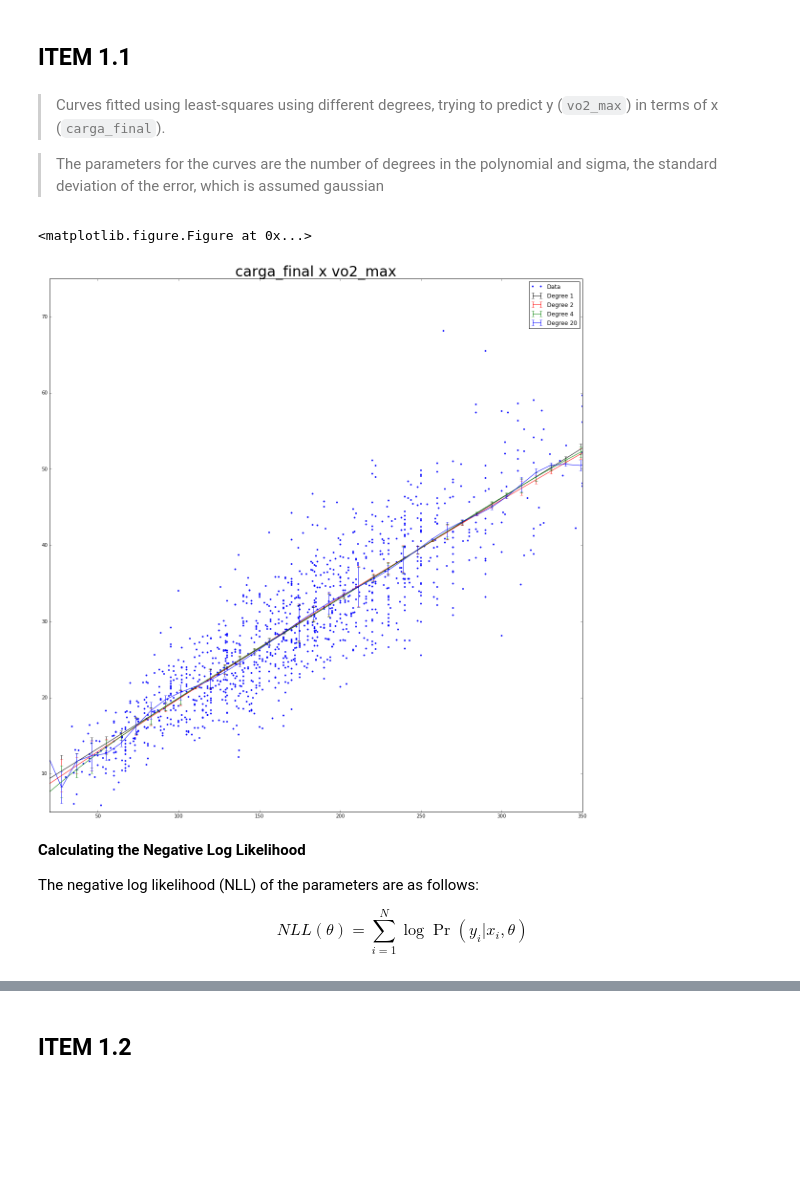
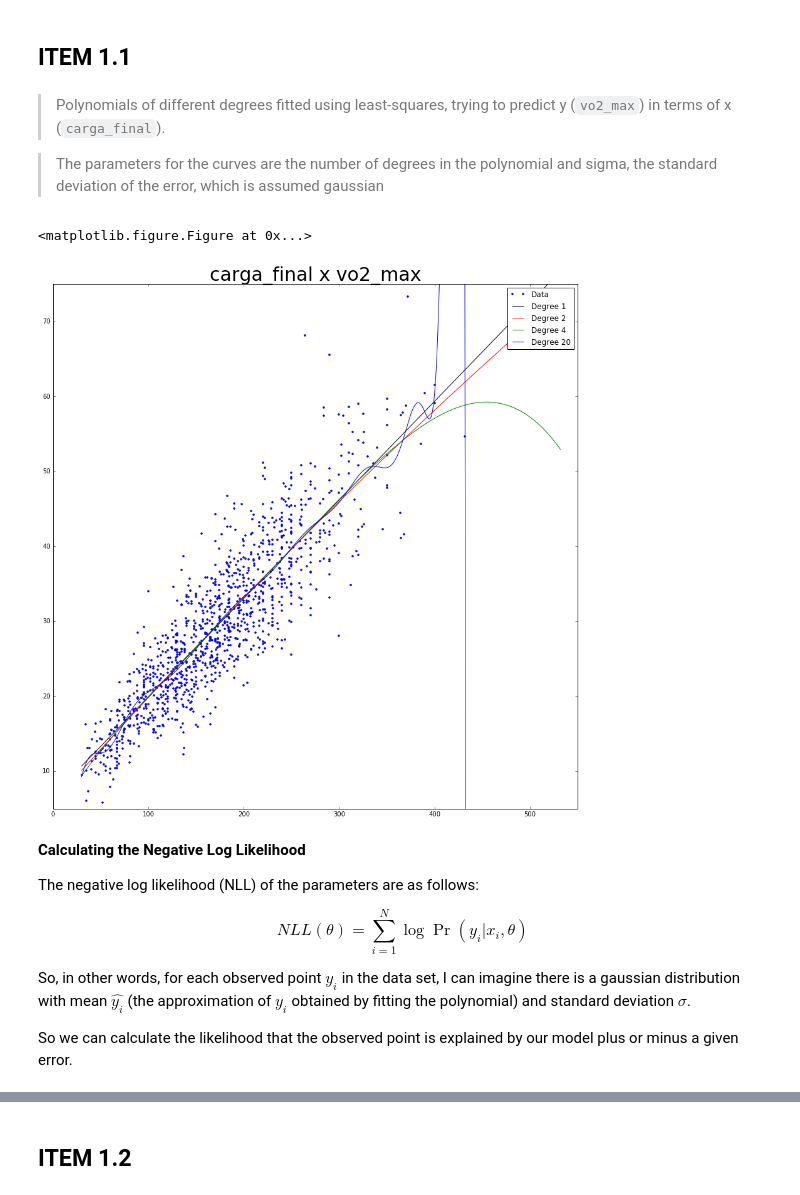
Before and after one commit to queirozfcom/statistical-learning, a Jupyter notebook: notebooks/list-2.ipynb, the cells around one changed output, grey strips where cells are left out. Saved outputs shown, nothing was run; the diff lists cells and outputs as text; code cells hidden in the pictures; blank space fills up the shorter version.

```diff
--- a/notebooks/list-2.ipynb
+++ b/notebooks/list-2.ipynb
@@ -40,59 +57,59 @@ df.plot(kind='scatter',x='carga_final',y='vo2_max',ax=axs[2])
 # %% [markdown]
 ## ITEM 1.1
 # %% [markdown]
-> Curves fitted using least-squares using different degrees, trying to predict y (`vo2_max`) in terms of x (`carga_final`).
+> Polynomials of different degrees fitted using least-squares, trying to predict y (`vo2_max`) in terms of x (`carga_final`).
 
 > The parameters for the curves are the number of degrees in the polynomial and sigma, the standard deviation of the error, which is assumed gaussian
 # %%
 x = df['carga_final'].values
 y = df['vo2_max'].values
 
 plt.clf()
-
-MU = 0
-SIGMA = 1
 
 # degree 1
 params_1 = np.polyfit(x,y,deg=1)
 
 # degree 2
 params_2 = np.polyfit(x,y,deg=2)
 
 # degree 4
 params_4 = np.polyfit(x,y,deg=4)
 
 # degree 20
 params_20 = np.polyfit(x,y,deg=20)
 
 p1 = np.poly1d(params_1)
 p2 = np.poly1d(params_2)
 p4 = np.poly1d(params_4)
 p20 = np.poly1d(params_20)
-plt.figure(figsize=(20,20))
+plt.figure(figsize=(15,15))
 
-# only 50 points for easier visualization
-xs = np.linspace(0,450,50)
+# error itself is a gaussian RV
+def gen_error(mu,sigma,domain):
+    return(np.random.normal(mu,sigma,len(domain)))
+
+# this is the domain dor the predictions
+xs = np.linspace(x.min(),x.max()+100,len(x))
 
 plt.title("carga_final x vo2_max",{'fontsize':30})
 plt.plot(x,y,'.',label="Data")
-
-# error itself is a gaussian RV
-error = np.random.normal(MU,SIGMA,len(xs))
-
-plt.errorbar(xs,p1(xs),yerr=error,fmt='k-', label='Degree 1')
-plt.errorbar(xs,p2(xs),yerr=error,fmt='r-', label='Degree 2')
-plt.errorbar(xs,p4(xs),yerr=error,fmt='g-', label='Degree 4')
-plt.errorbar(xs,p20(xs),yerr=error,fmt='b-', label='Degree 20')
-
+plt.plot(xs,p1(xs),'k-', label='Degree 1')
+plt.plot(xs,p2(xs),'r-', label='Degree 2')
+plt.plot(xs,p4(xs),'g-', label='Degree 4')
+plt.plot(xs,p20(xs),'b-', label='Degree 20')
 plt.ylim(5,75)
-plt.xlim(20,350)
+plt.xlim(0,550)
 _ = plt.legend()
 # %% [output]
 <matplotlib.figure.Figure at 0x...>
-[figure, old version]
+[figure, new version]
 # %% [markdown]
 **Calculating the Negative Log Likelihood**
 
 The negative log likelihood (NLL) of the parameters are as follows:
 
 $$NLL(\theta) = \sum_{i=1}^{N} \log{\Pr(y_i\vert x_i,\theta)} $$
+
+So, in other words, for each observed point $y_i$ in the data set, I can imagine there is a gaussian distribution with mean $\widehat{y_i}$ (the approximation of $y_i$ obtained by fitting the polynomial) and standard deviation $\sigma$.
+
+So we can calculate the likelihood that the observed point is explained by our model plus or minus a given error.
```
Also changed, not shown: parts of 22 cells of this notebook.
